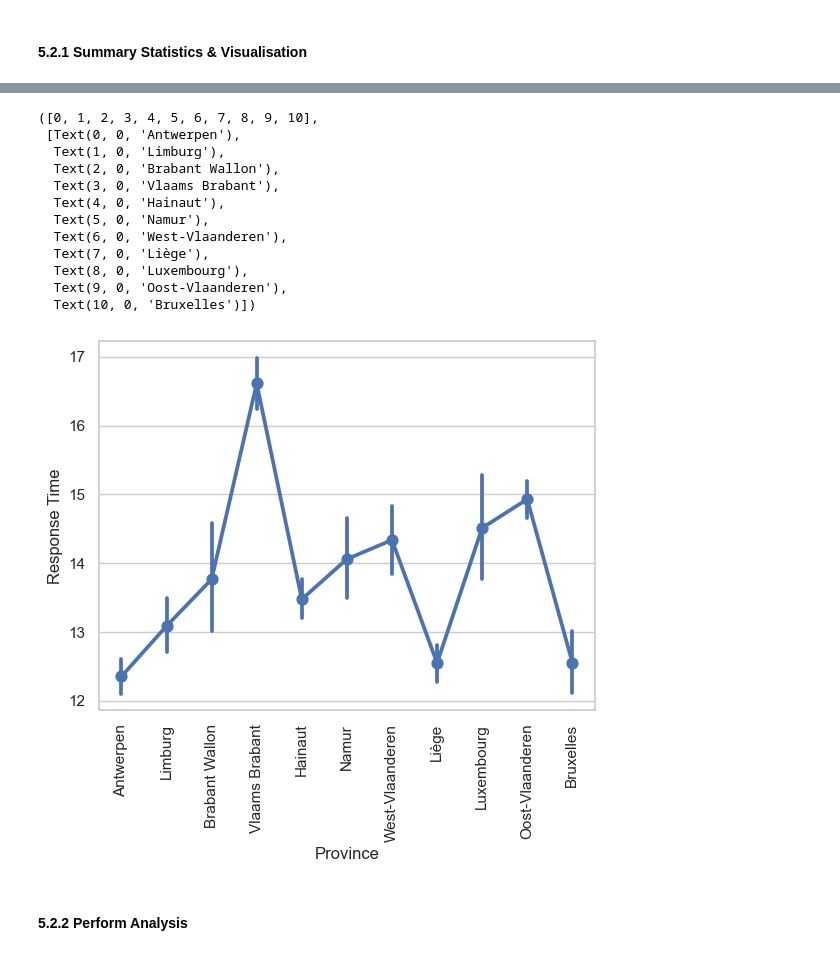
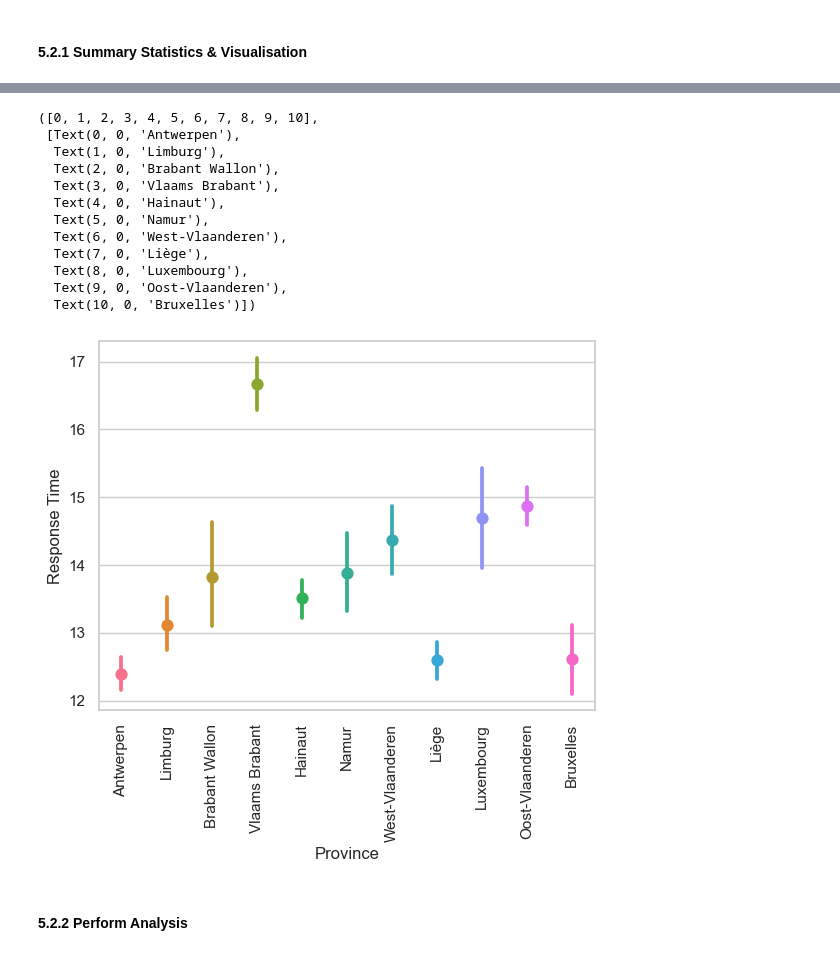
Before and after one commit to JeroenGuillierme/Project-MDA, a Jupyter notebook: 3. Response Time Analysis.ipynb, the cells around one changed output, grey strips where cells are left out. Saved outputs shown, nothing was run; the diff lists cells and outputs as text; code cells hidden in the pictures.

```diff
--- a/3. Response Time Analysis.ipynb
+++ b/3. Response Time Analysis.ipynb
@@ -227,13 +247,12 @@ np.random.seed(42)
 # Initialize the KNN Imputer
 knn_imputer = KNNImputer(n_neighbors=5)
 
-# Perform KNN Imputation
-imputed_values = knn_imputer.fit_transform(features_for_imputation)
+# Perform KNN Imputation for each vector type
+imputed_values1 = knn_imputer.fit_transform(features_for_imputation1)
+imputed_values2 = knn_imputer.fit_transform(features_for_imputation2)
+imputed_values3 = knn_imputer.fit_transform(features_for_imputation3)
 
-# Create a dataframe with the imputed values
-imputed_data = pd.DataFrame(imputed_values, columns=['Latitude', 'Longitude', 'distance_to_ambulance',
-                                                     'distance_to_mug', 'distance_to_pit', 'T3-T0'])
-
-print('Missing values: \n', imputed_data.isna().sum())
-print(len(imputed_data))
-imputed_data.head(3)
+# Create a dataframes with the imputed values
+imputed_data1 = pd.DataFrame(imputed_values1, columns=['Latitude', 'Longitude', 'distance_to_ambulance', 'T3-T0'])
+imputed_data2 = pd.DataFrame(imputed_values2, columns=['Latitude', 'Longitude', 'distance_to_mug', 'T3-T0'])
+imputed_data3 = pd.DataFrame(imputed_values3, columns=['Latitude', 'Longitude', 'distance_to_pit', 'T3-T0'])
@@ -256,5 +261,9 @@ dtype: int64
 # %%
-rta_ready.loc[:,'T3-T0'] = imputed_data['T3-T0']
+g1.loc[:,'T3-T0'] = imputed_data1['T3-T0']
+g2.loc[:,'T3-T0'] = imputed_data2['T3-T0']
+g3.loc[:,'T3-T0'] = imputed_data3['T3-T0']
+
+rta_ready = pd.concat([g1, g2, g3], axis=0, ignore_index=True) # Group 4 isn't concatenated, leaving these observations behind for further analysis
 print('Missing values: \n', rta_ready.isna().sum())
 # %% [output]
 Missing values:
@@ -490,0 +515,11 @@ Variances across groups are not equal (reject H0).
+# %%
+# Visualize p-values in the form of a heatmap
+# Pivot the results to get the p-values
+pval_matrix1 = gh1.pivot(index='A', columns='B', values='pval').round(3)
+
+# Plot the heatmap
+sns.set(style='white')
+plt.figure(figsize=(8, 6))
+sns.heatmap(pval_matrix1, annot=True, cmap='coolwarm', cbar_kws={'label': 'p-value'})
+plt.title('Pairwise p-values (Games-Howell)')
+plt.show()
@@ -498,8 +543,7 @@ rta_anova_prov = rta_anova[['response_time', 'Province']].dropna()
 rta_anova_prov.reset_index(drop=True, inplace=True) # Reset index after dropping missing values
 
 # Log-Transform the variable Response Time, because is right-skewed
-rta_anova_prov['log_response_time'] = np.nan # Initialize new column for transformed response times
-rta_anova_prov.loc[:,'log_response_time'] = np.log10(rta_anova_prov['response_time'])
+rta_anova_prov['log_response_time'] = np.log10(rta_anova_prov['response_time']) # Create new column for transformed response times
 
 print(len(rta_anova),len(rta_anova_prov)) # 26 observations with missing province removed
 # %% [output]
@@ -524,21 +568,22 @@ rta_anova_prov.groupby('Province')['response_time'].describe()
 # %%
-sns.pointplot(x='Province', y = 'response_time', data = rta_anova_prov) # errorbars: 95% confidence interval
+sns.set(style='whitegrid')
+sns.pointplot(x='Province', y = 'response_time', data = rta_anova_prov, hue='Province') # errorbars: 95% confidence interval
 plt.ylabel('Response Time')
 plt.xticks(rotation=90)
 # %% [output]
 ([0, 1, 2, 3, 4, 5, 6, 7, 8, 9, 10],
  [Text(0, 0, 'Antwerpen'),
   Text(1, 0, 'Limburg'),
   Text(2, 0, 'Brabant Wallon'),
   Text(3, 0, 'Vlaams Brabant'),
   Text(4, 0, 'Hainaut'),
   Text(5, 0, 'Namur'),
   Text(6, 0, 'West-Vlaanderen'),
   Text(7, 0, 'Liège'),
   Text(8, 0, 'Luxembourg'),
   Text(9, 0, 'Oost-Vlaanderen'),
   Text(10, 0, 'Bruxelles')])
-[figure, old version]
+[figure, new version]
 # %% [markdown]
 #### 5.2.2 Perform Analysis
 # %%
```
Also changed, not shown: parts of 66 cells of this notebook.
